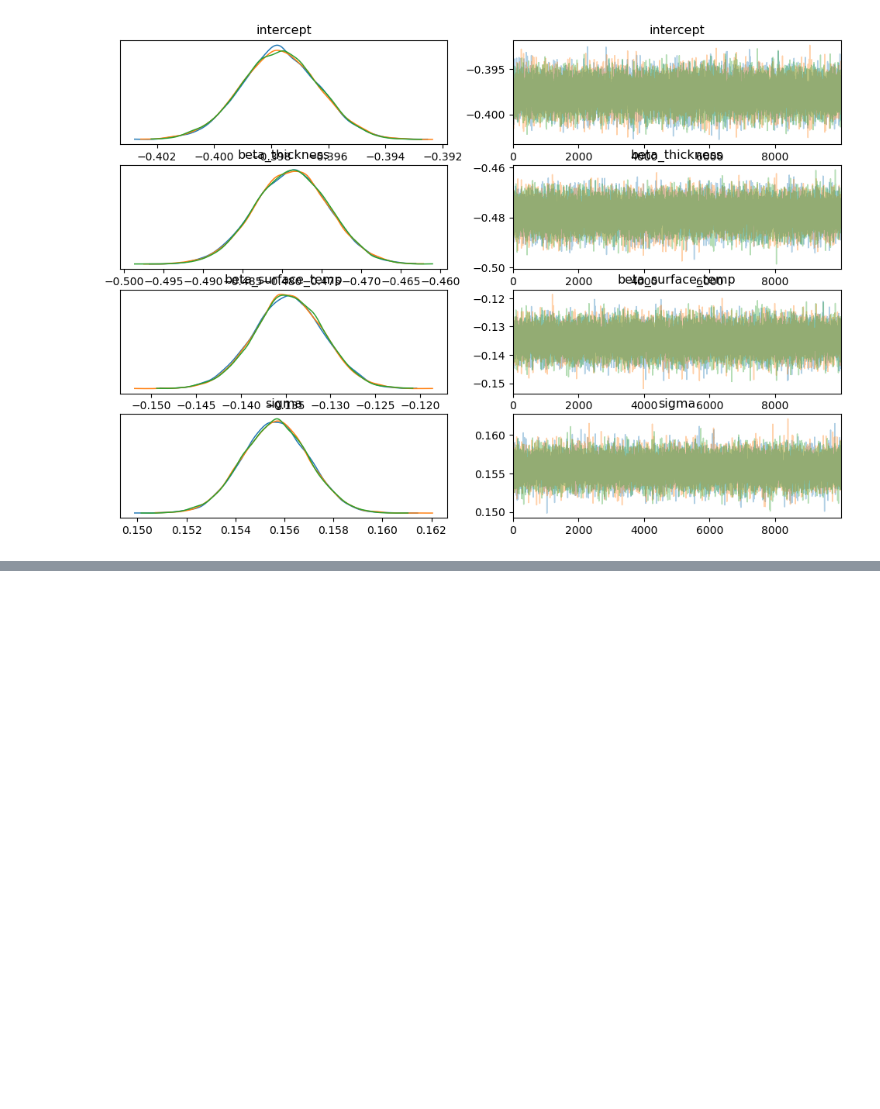
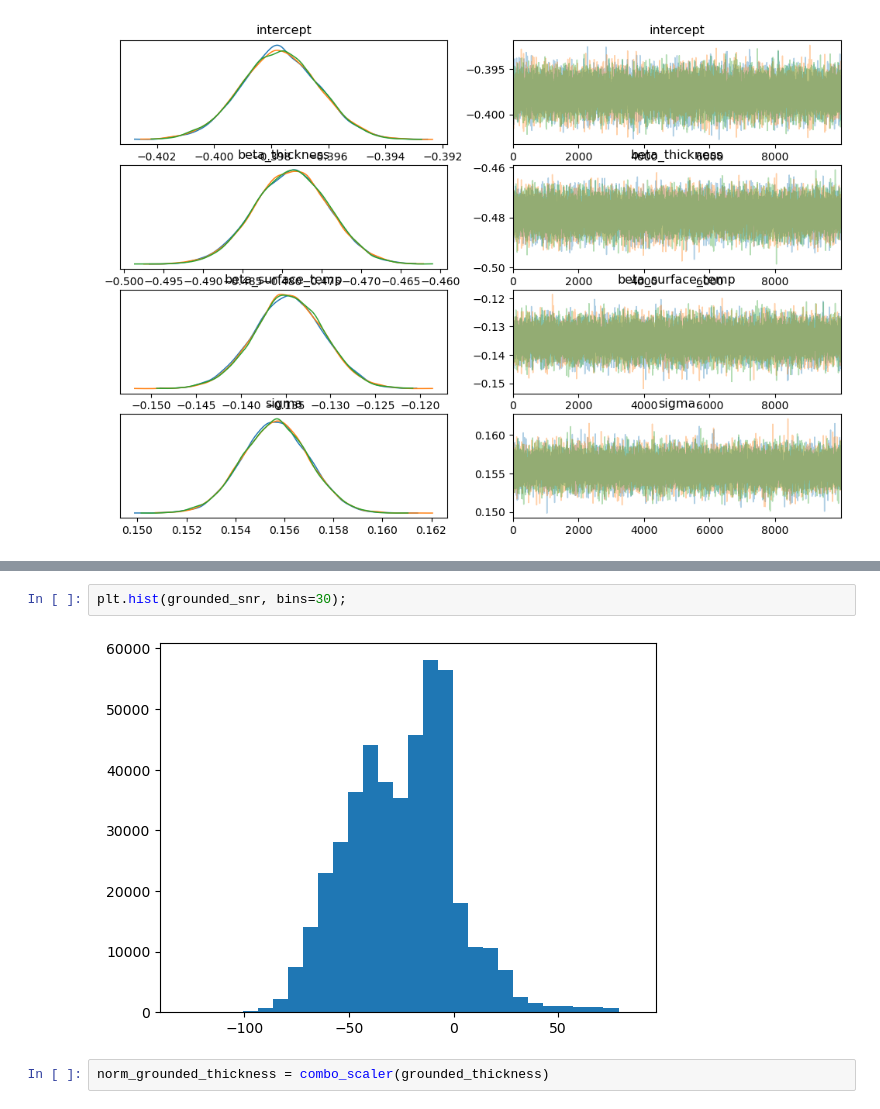
Before and after one commit to thomasteisberg/required_surface_snr, a Jupyter notebook: linear_model.ipynb, the cells around one changed output, grey strips where cells are left out. Cells and saved outputs as stored; diff of their text form; blank space fills up the shorter version.

```diff
--- a/linear_model.ipynb
+++ b/linear_model.ipynb
@@ -237,0 +342,6 @@ array([[<Axes: title={'center': 'intercept'}>,
+# %%
+plt.hist(grounded_snr, bins=30);
+# %% [output]
+[figure, added]
+# %%
+norm_grounded_thickness = combo_scaler(grounded_thickness)
```
Also changed, not shown: parts of 37 cells of this notebook.
